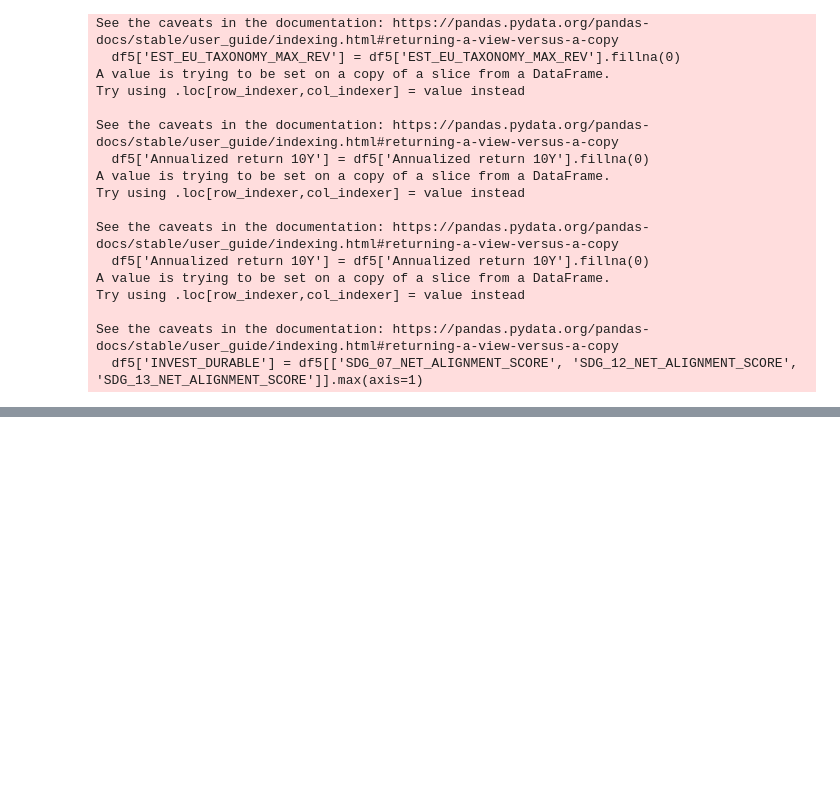
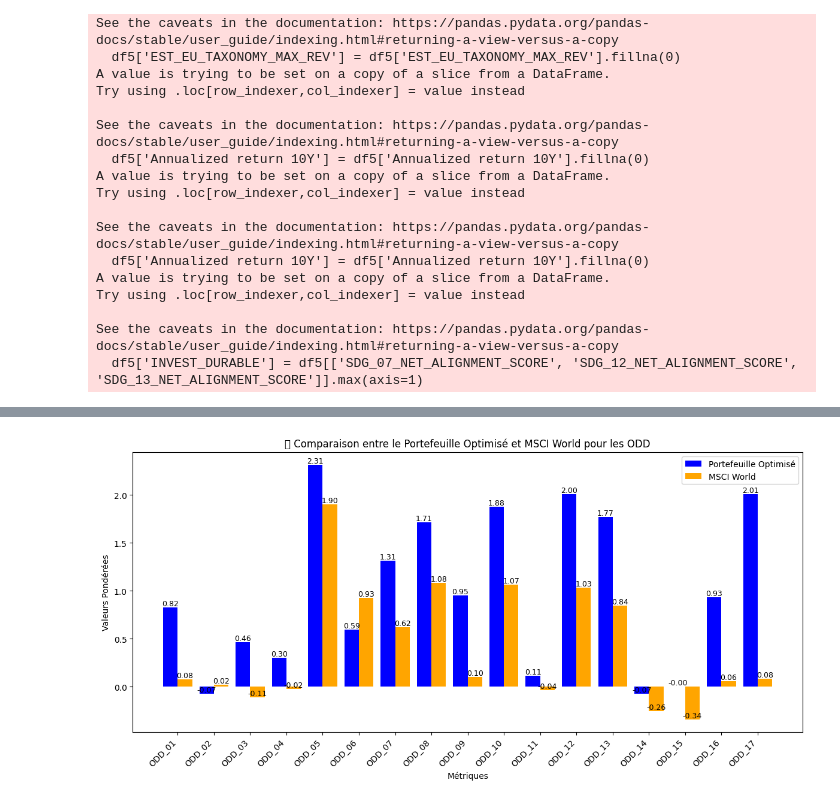
Before and after one commit to baptistedfr/Green-Finance, a Jupyter notebook: process.ipynb, the cells around one changed output, grey strips where cells are left out. Cells and saved outputs as stored; diff of their text form; code cells hidden in the pictures; blank space fills up the shorter version.

Commit message:
Add metrics + graph

```diff
--- a/process.ipynb
+++ b/process.ipynb
@@ -257,0 +360,47 @@ df6[df6['Poids']>0.001]
+# %%
+import matplotlib.pyplot as plt
+import numpy as np
+import pandas as pd
+
+
+# 📌 Calcul des valeurs pour df6 (portefeuille optimisé)
+df6_values = [
+    (df6['Poids'] * df6[metric]).sum() if metric in df6.columns else None for metric in odds
+]
+
+# 📌 Calcul des valeurs pour df (MSCI World)
+df_values = [
+    (df['Weight in MSCI World'] * df[metric]).sum() if metric in df.columns else None for metric in odds
+]
+
+# 📌 Création du graphique
+x = np.arange(len(odds))  # Indices des barres
+width = 0.4  # Largeur des barres
+
+fig, ax = plt.subplots(figsize=(12, 6))
+
+# 🔹 Barres pour le portefeuille optimisé (df6)
+bars1 = ax.bar(x - width/2, df6_values, width, label="Portefeuille Optimisé", color='blue')
+
+# 🔹 Barres pour MSCI World (df)
+bars2 = ax.bar(x + width/2, df_values, width, label="MSCI World", color='orange')
+
+# 📌 Personnalisation du graphique
+ax.set_xlabel("Métriques")
+ax.set_ylabel("Valeurs Pondérées")
+ax.set_title("📊 Comparaison entre le Portefeuille Optimisé et MSCI World pour les ODD")
+ax.set_xticks(x)
+ax.set_xticklabels(["ODD_"+x.split("_")[1] for x in odds], rotation=45, ha="right")
+ax.legend()
+
+# 📌 Ajouter les valeurs sur les barres
+for bars in [bars1, bars2]:
+    for bar in bars:
+        yval = bar.get_height()
+        ax.text(bar.get_x() + bar.get_width()/2, yval, f"{yval:.2f}", ha="center", va="bottom", fontsize=9)
+
+# 📌 Affichage
+plt.tight_layout()
+plt.show()
+# %% [output]
+[figure, added]
```
Also changed, not shown: parts of 8 cells of this notebook.
